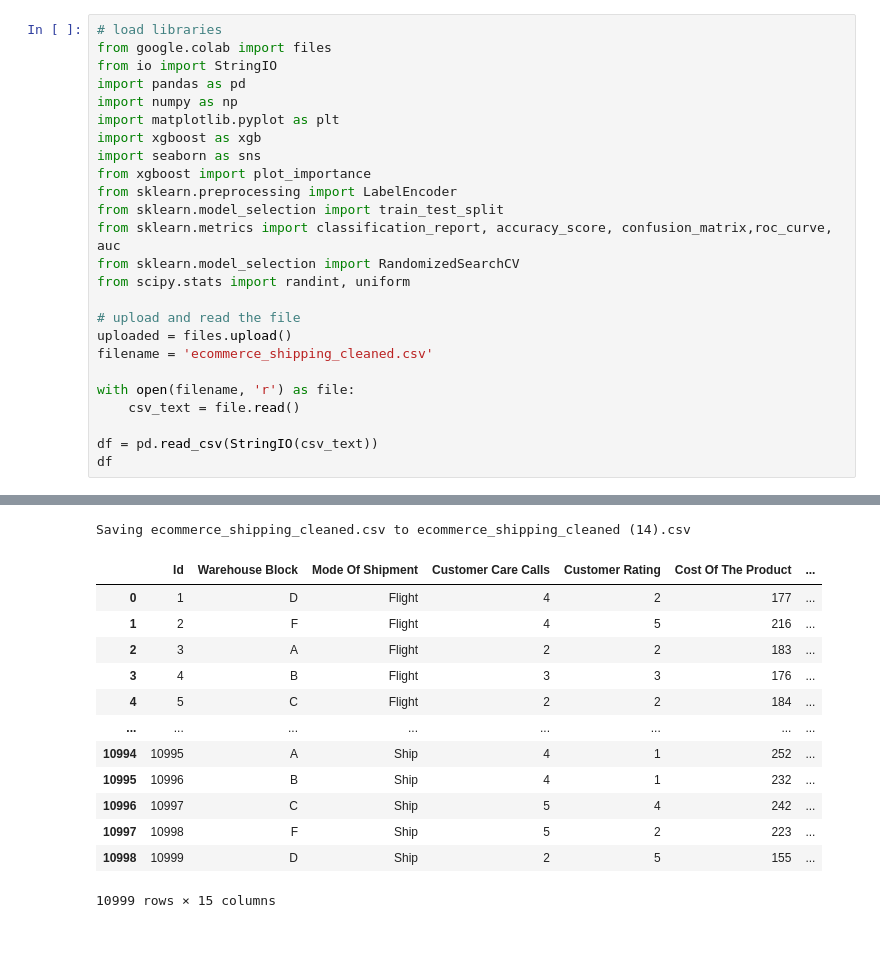
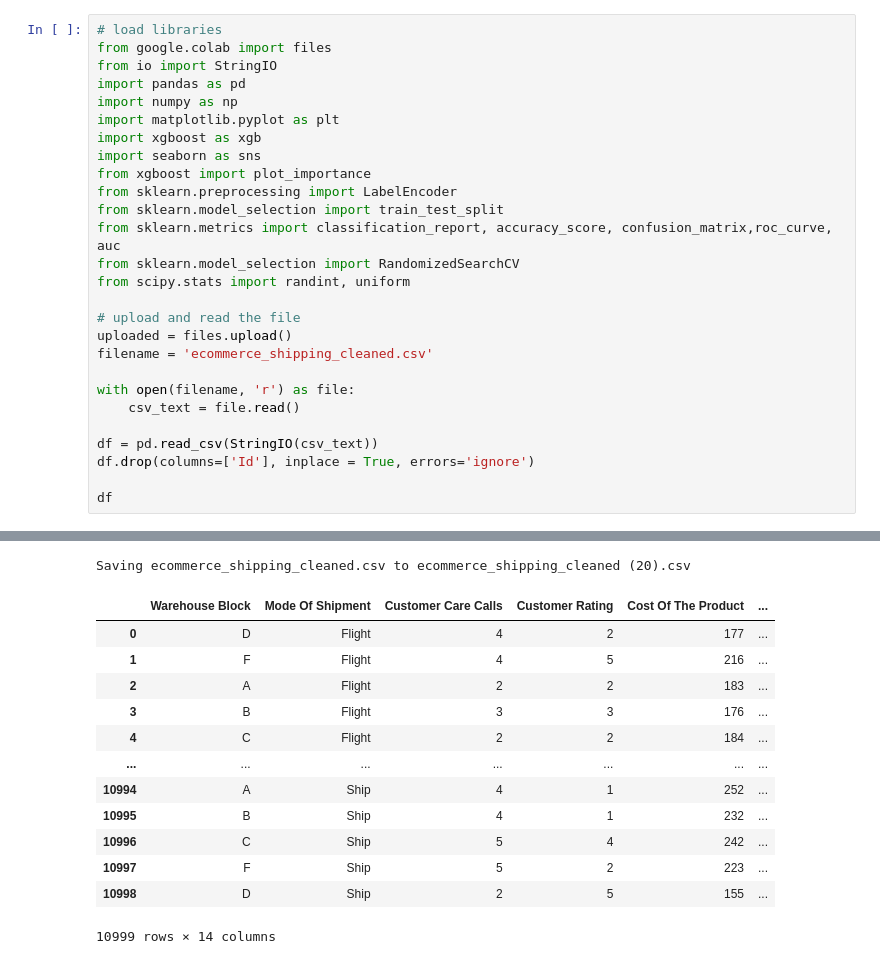
Before and after one commit to itsalanthomas/shipping-optimization, a Jupyter notebook: src/Ecommerice_Optimization_XGBOOST.ipynb, the cells around one changed output, grey strips where cells are left out. Saved outputs shown, nothing was run; the diff lists cells and outputs as text.

```diff
--- a/src/Ecommerice_Optimization_XGBOOST.ipynb
+++ b/src/Ecommerice_Optimization_XGBOOST.ipynb
@@ -3,44 +3,46 @@
 # %%
 # load libraries
 from google.colab import files
 from io import StringIO
 import pandas as pd
 import numpy as np
 import matplotlib.pyplot as plt
 import xgboost as xgb
 import seaborn as sns
 from xgboost import plot_importance
 from sklearn.preprocessing import LabelEncoder
 from sklearn.model_selection import train_test_split
 from sklearn.metrics import classification_report, accuracy_score, confusion_matrix,roc_curve, auc
 from sklearn.model_selection import RandomizedSearchCV
 from scipy.stats import randint, uniform
 
 # upload and read the file
 uploaded = files.upload()
 filename = 'ecommerce_shipping_cleaned.csv'
 
 with open(filename, 'r') as file:
     csv_text = file.read()
 
 df = pd.read_csv(StringIO(csv_text))
+df.drop(columns=['Id'], inplace = True, errors='ignore')
+
 df
 # %% [output]
 [interactive output not drawn]
-Saving ecommerce_shipping_cleaned.csv to ecommerce_shipping_cleaned (14).csv
+Saving ecommerce_shipping_cleaned.csv to ecommerce_shipping_cleaned (20).csv
-|  | Id | Warehouse Block | Mode Of Shipment | Customer Care Calls | Customer Rating | Cost Of The Product | ... |
-| 0 | 1 | D | Flight | 4 | 2 | 177 | ... |
-| 1 | 2 | F | Flight | 4 | 5 | 216 | ... |
-| 2 | 3 | A | Flight | 2 | 2 | 183 | ... |
-| 3 | 4 | B | Flight | 3 | 3 | 176 | ... |
-| 4 | 5 | C | Flight | 2 | 2 | 184 | ... |
-| ... | ... | ... | ... | ... | ... | ... | ... |
-| 10994 | 10995 | A | Ship | 4 | 1 | 252 | ... |
-| 10995 | 10996 | B | Ship | 4 | 1 | 232 | ... |
-| 10996 | 10997 | C | Ship | 5 | 4 | 242 | ... |
-| 10997 | 10998 | F | Ship | 5 | 2 | 223 | ... |
-| 10998 | 10999 | D | Ship | 2 | 5 | 155 | ... |
+|  | Warehouse Block | Mode Of Shipment | Customer Care Calls | Customer Rating | Cost Of The Product | ... |
+| 0 | D | Flight | 4 | 2 | 177 | ... |
+| 1 | F | Flight | 4 | 5 | 216 | ... |
+| 2 | A | Flight | 2 | 2 | 183 | ... |
+| 3 | B | Flight | 3 | 3 | 176 | ... |
+| 4 | C | Flight | 2 | 2 | 184 | ... |
+| ... | ... | ... | ... | ... | ... | ... |
+| 10994 | A | Ship | 4 | 1 | 252 | ... |
+| 10995 | B | Ship | 4 | 1 | 232 | ... |
+| 10996 | C | Ship | 5 | 4 | 242 | ... |
+| 10997 | F | Ship | 5 | 2 | 223 | ... |
+| 10998 | D | Ship | 2 | 5 | 155 | ... |
-10999 rows × 15 columns
+10999 rows × 14 columns
 # %%
 # base model
 
```
Also changed, not shown: parts of 3 cells of this notebook.
